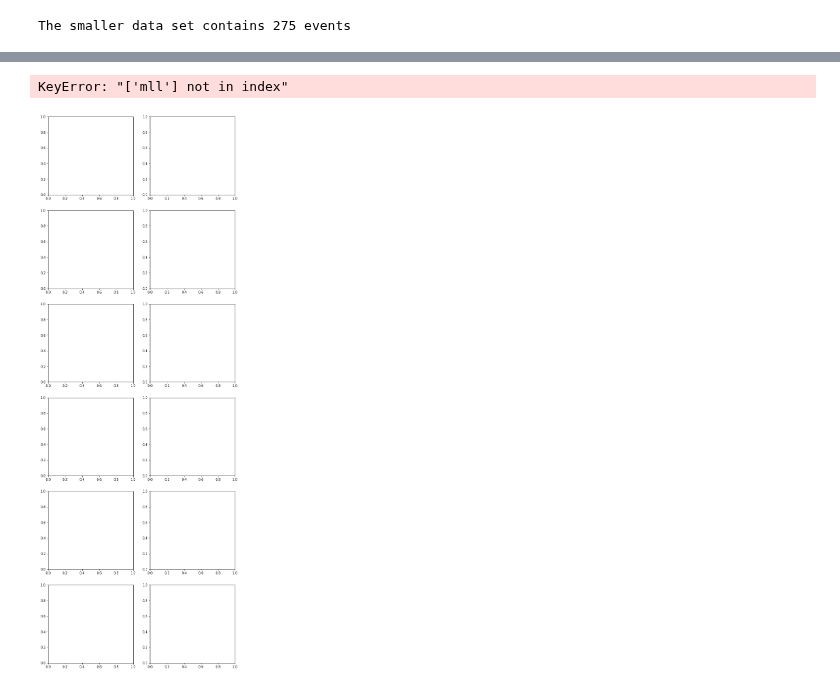
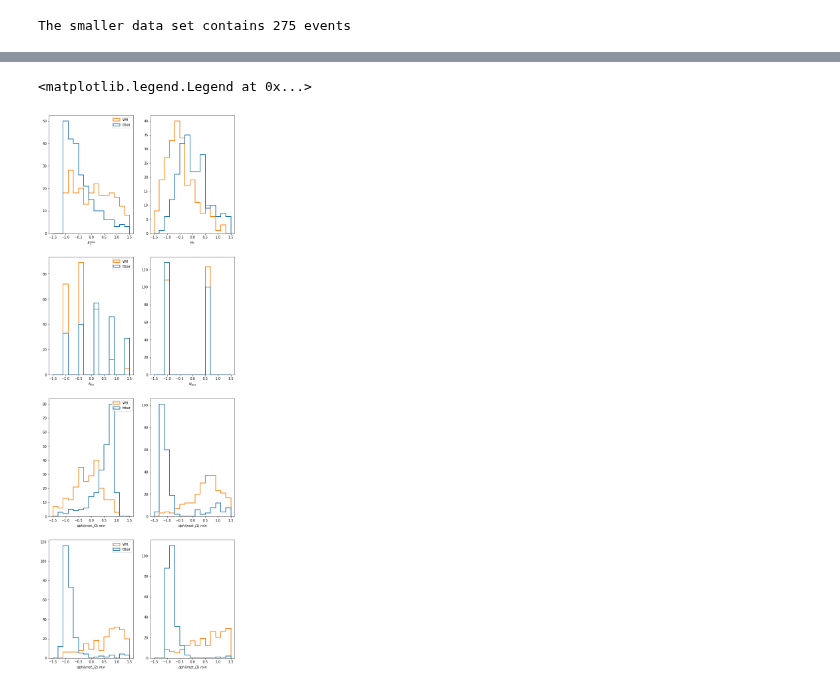
Before and after one commit to mirandabryson/tW_scattering, a Jupyter notebook: ML/WH_had_classifier.ipynb, the cells around one changed output, grey strips where cells are left out. Saved outputs shown, nothing was run; the diff lists cells and outputs as text; code cells hidden in the pictures.

```diff
--- a/ML/WH_had_classifier.ipynb
+++ b/ML/WH_had_classifier.ipynb
@@ -96,43 +94,36 @@ X_test /= X_std
 # %%
 X_bkg = X_train[y_train==0]
 X_sig = X_train[y_train==1]
 
-fig, axs = plt.subplots(6,2, figsize=(10,30))
+fig, axs = plt.subplots(4,2, figsize=(10,30))
 
 binning = [-1.5,-1.3,-1.1,-0.9,-0.7,-0.5,-0.3,-0.1,0.1,0.3,0.5,0.7,0.9,1.1,1.3,1.5]
 
-hist, bins, ax = axs[0,0].hist( [ X_bkg[['mll']].values, X_sig[['mll']].values ], binning, histtype='step', linewidth=2, label=['tt', 'ttW'])
-#hist, bins, ax = axs[0,1].hist( [ X_bkg[['njet']].values, X_sig[['njet']].values ], binning, histtype='step', linewidth=2)
-hist, bins, ax = axs[1,0].hist( [ X_bkg[['st']].values, X_sig[['st']].values ], binning, histtype='step', linewidth=2, label=['tt', 'ttW'])
-hist, bins, ax = axs[1,1].hist( [ X_bkg[['ht']].values, X_sig[['ht']].values ], binning, histtype='step', linewidth=2)
-hist, bins, ax = axs[2,0].hist( [ X_bkg[['met']].values, X_sig[['met']].values ], binning, histtype='step', linewidth=2, label=['tt', 'ttW'])
-hist, bins, ax = axs[2,1].hist( [ X_bkg[['mjj_max']].values, X_sig[['mjj_max']].values ], binning, histtype='step', linewidth=2)
-hist, bins, ax = axs[3,0].hist( [ X_bkg[['mlb_min']].values, X_sig[['mlb_min']].values ], binning, histtype='step', linewidth=2, label=['tt', 'ttW'])
-hist, bins, ax = axs[3,1].hist( [ X_bkg[['mlb_max']].values, X_sig[['mlb_max']].values ], binning, histtype='step', linewidth=2)
-hist, bins, ax = axs[4,0].hist( [ X_bkg[['l0_pt']].values, X_sig[['l0_pt']].values ], binning, histtype='step', linewidth=2, label=['tt', 'ttW'])
-hist, bins, ax = axs[4,1].hist( [ X_bkg[['l1_pt']].values, X_sig[['l1_pt']].values ], binning, histtype='step', linewidth=2)
-hist, bins, ax = axs[5,0].hist( [ X_bkg[['deltaR_lj_min']].values, X_sig[['deltaR_lj_min']].values ], binning, histtype='step', linewidth=2, label=['tt', 'ttW'])
-hist, bins, ax = axs[5,1].hist( [ X_bkg[['j0_pt']].values, X_sig[['j0_pt']].values ], binning, histtype='step', linewidth=2)
+hist, bins, ax = axs[0,0].hist( [ X_bkg[['met']].values.flatten(), X_sig[['met']].values.flatten() ], binning, histtype='step', linewidth=2, label=['ttbar', 'WH'])
+hist, bins, ax = axs[0,1].hist( [ X_bkg[['ht']].values.flatten(), X_sig[['ht']].values.flatten() ], binning, histtype='step', linewidth=2)
+hist, bins, ax = axs[1,0].hist( [ X_bkg[['njets']].values.flatten(), X_sig[['njets']].values.flatten() ], binning, histtype='step', linewidth=2, label=['ttbar','WH'])
+hist, bins, ax = axs[1,1].hist( [ X_bkg[['bjets']].values.flatten(), X_sig[['bjets']].values.flatten() ], binning, histtype='step', linewidth=2)
+hist, bins, ax = axs[2,0].hist( [ X_bkg[['min_dphi_met_j1']].values.flatten(), X_sig[['min_dphi_met_j1']].values.flatten() ], binning, histtype='step', linewidth=2, label=['ttbar', 'WH'])
+hist, bins, ax = axs[2,1].hist( [ X_bkg[['min_dphi_met_j2']].values.flatten(), X_sig[['min_dphi_met_j2']].values.flatten() ], binning, histtype='step', linewidth=2, label=['ttbar', 'WH'])
+hist, bins, ax = axs[3,0].hist( [ X_bkg[['min_dphi_met_j3']].values.flatten(), X_sig[['min_dphi_met_j3']].values.flatten() ], binning, histtype='step', linewidth=2, label=['ttbar', 'WH'])
+hist, bins, ax = axs[3,1].hist( [ X_bkg[['min_dphi_met_j4']].values.flatten(), X_sig[['min_dphi_met_j4']].values.flatten() ], binning, histtype='step', linewidth=2, label=['ttbar', 'WH'])
 
-axs[0,0].set_xlabel(r'$M_{\ell\ell}$')
-axs[0,1].set_xlabel(r'$N_{jet}$')
-axs[1,0].set_xlabel(r'$S_{T}$')
-axs[1,1].set_xlabel(r'$H_{T}$')
-axs[2,0].set_xlabel(r'$E_{T}^{miss}$')
-axs[2,1].set_xlabel(r'$M_{jj}~(max)$')
-axs[3,0].set_xlabel(r'$M_{lb}~{min}$')
-axs[3,1].set_xlabel(r'$M_{lb}~(max)$')
-axs[4,0].set_xlabel(r'$p_{T}~(leading)$')
-axs[4,1].set_xlabel(r'$p_{T}~(trailing)$')
+axs[0,0].set_xlabel(r'$E_{T}^{miss}$')
+axs[0,1].set_xlabel(r'$H_{T}$')
+axs[1,0].set_xlabel(r'$N_{jet}$')
+axs[1,1].set_xlabel(r'$N_{b jet}$')
+axs[2,0].set_xlabel(r'$dphi(met,j0)~{min}$')
+axs[2,1].set_xlabel(r'$dphi(met,j1)~{min}$')
+axs[3,0].set_xlabel(r'$dphi(met,j2)~{min}$')
+axs[3,1].set_xlabel(r'$dphi(met,j3)~{min}$')
 
 axs[0,0].legend()
 axs[1,0].legend()
 axs[2,0].legend()
 axs[3,0].legend()
-axs[4,0].legend()
 # %% [output]
-KeyError: "['mll'] not in index"
+<matplotlib.legend.Legend at 0x...>
-[figure, old version]
+[figure, new version]
 # %%
 epochs = 50
 batch_size = 5120
```
Also changed, not shown: parts of 9 cells of this notebook.
